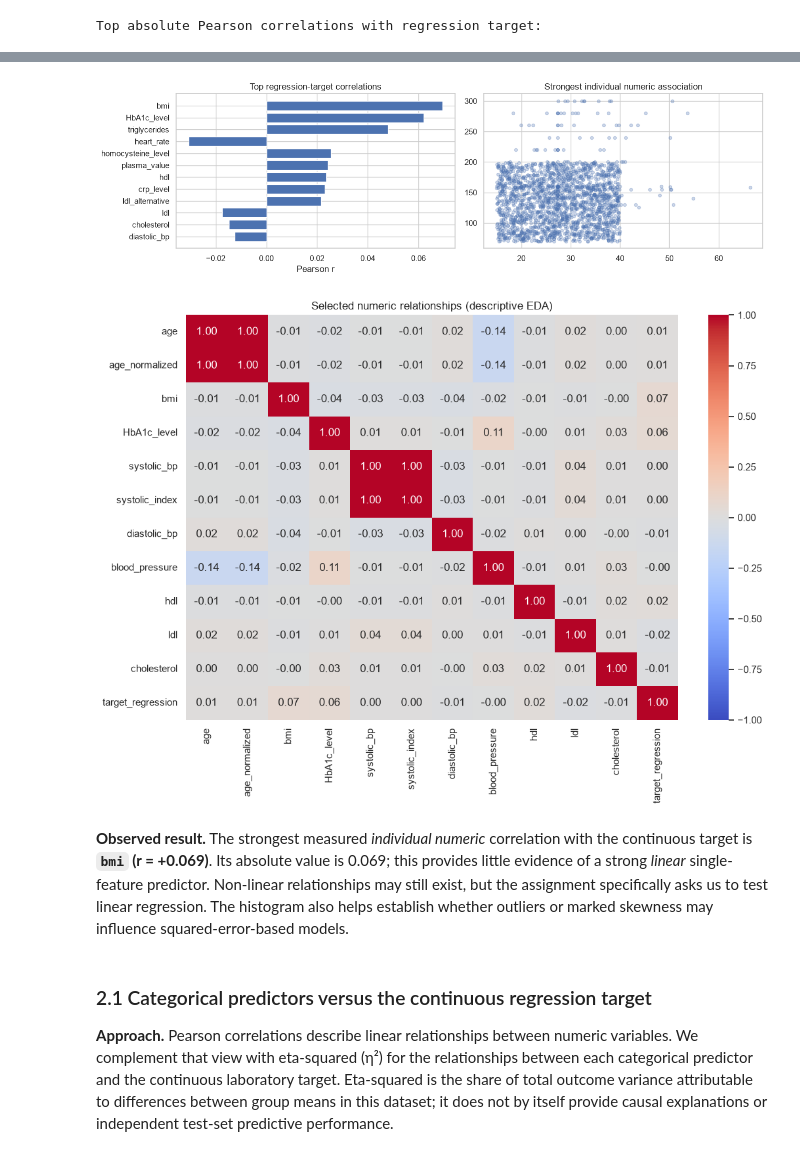
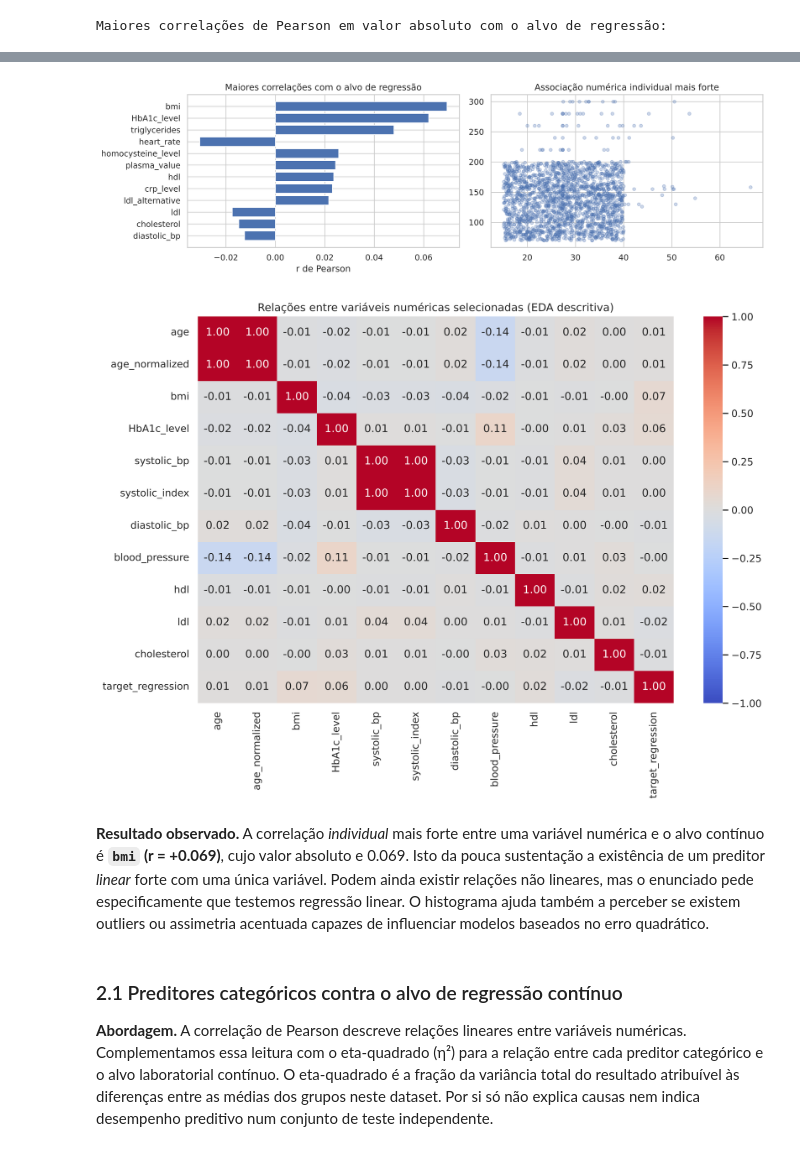
Before and after one commit to LadyCiaradh/APRAU_1131504_1250515_1220638, a Jupyter notebook: notebooks/APRAU_Group26.ipynb, the cells around one changed output, grey strips where cells are left out. Saved outputs shown, nothing was run; the diff lists cells and outputs as text; code cells hidden in the pictures.

```diff
--- a/notebooks/APRAU_Group26.ipynb
+++ b/notebooks/APRAU_Group26.ipynb
@@ -181,44 +186,44 @@ plt.tight_layout(); plt.show()
 # %%
 numeric = df.select_dtypes(include='number')
 reg_corr = numeric.corr(numeric_only=True)['target_regression'].drop('target_regression').dropna()
 rank_corr = reg_corr.reindex(reg_corr.abs().sort_values(ascending=False).index)
-print('Top absolute Pearson correlations with regression target:')
+print('Maiores correlações de Pearson em valor absoluto com o alvo de regressão:')
 display(rank_corr.head(12).rename('Pearson r').to_frame().round(4))
 fig, axs = plt.subplots(1, 2, figsize=(13, 4))
 axs[0].barh(rank_corr.head(12).index[::-1], rank_corr.head(12).values[::-1])
-axs[0].set(xlabel='Pearson r', title='Top regression-target correlations')
+axs[0].set(xlabel='r de Pearson', title='Maiores correlações com o alvo de regressão')
 axs[1].scatter(df[rank_corr.index[0]], df['target_regression'], alpha=.28, s=18)
-axs[1].set(title='Strongest individual numeric association')
+axs[1].set(title='Associação numérica individual mais forte')
 plt.tight_layout(); plt.show()
 
 corr_mat = df[['age','age_normalized','bmi','HbA1c_level','systolic_bp',
                'systolic_index','diastolic_bp','blood_pressure','hdl','ldl',
                'cholesterol','target_regression']].corr()
 plt.figure(figsize=(11, 8)); sns.heatmap(corr_mat, cmap='coolwarm', vmin=-1, vmax=1,
                                          center=0, annot=True, fmt='.2f')
-plt.title('Selected numeric relationships (descriptive EDA)'); plt.tight_layout(); plt.show()
+plt.title('Relações entre variáveis numéricas selecionadas (EDA descritiva)'); plt.tight_layout(); plt.show()
 strongest_corr = rank_corr.iloc[0]
-display(Markdown(f'''**Observed result.** The strongest measured *individual numeric* correlation with the continuous target is **`{rank_corr.index[0]}` (r = {strongest_corr:+.3f})**. Its absolute value is {abs(strongest_corr):.3f}; this provides little evidence of a strong *linear* single-feature predictor. Non-linear relationships may still exist, but the assignment specifically asks us to test linear regression. The histogram also helps establish whether outliers or marked skewness may influence squared-error-based models.'''))
+display(Markdown(f'''**Resultado observado.** A correlação *individual* mais forte entre uma variável numérica e o alvo contínuo é **`{rank_corr.index[0]}` (r = {strongest_corr:+.3f})**, cujo valor absoluto e {abs(strongest_corr):.3f}. Isto da pouca sustentação a existência de um preditor *linear* forte com uma única variável. Podem ainda existir relações não lineares, mas o enunciado pede especificamente que testemos regressão linear. O histograma ajuda também a perceber se existem outliers ou assimetria acentuada capazes de influenciar modelos baseados no erro quadrático.'''))
 # %% [output]
-Top absolute Pearson correlations with regression target:
+Maiores correlações de Pearson em valor absoluto com o alvo de regressão:
 |  | Pearson r |
 | bmi | 0.0694 |
 | HbA1c_level | 0.0620 |
 | triglycerides | 0.0479 |
 | heart_rate | -0.0306 |
 | homocysteine_level | 0.0256 |
 | plasma_value | 0.0243 |
 | hdl | 0.0236 |
 | crp_level | 0.0231 |
 | ldl_alternative | 0.0216 |
 | ldl | -0.0175 |
 | cholesterol | -0.0149 |
 | diastolic_bp | -0.0125 |
-[figure, old version]
+[figure, new version]
-[figure, old version]
+[figure, new version]
-**Observed result.** The strongest measured *individual numeric* correlation with the continuous target is **`bmi` (r = +0.069)**. Its absolute value is 0.069; this provides little evidence of a strong *linear* single-feature predictor. Non-linear relationships may still exist, but the assignment specifically asks us to test linear regression. The histogram also helps establish whether outliers or marked skewness may influence squared-error-based models.
+**Resultado observado.** A correlação *individual* mais forte entre uma variável numérica e o alvo contínuo é **`bmi` (r = +0.069)**, cujo valor absoluto e 0.069. Isto da pouca sustentação a existência de um preditor *linear* forte com uma única variável. Podem ainda existir relações não lineares, mas o enunciado pede especificamente que testemos regressão linear. O histograma ajuda também a perceber se existem outliers ou assimetria acentuada capazes de influenciar modelos baseados no erro quadrático.
 # %% [markdown]
-### 2.1 Categorical predictors versus the continuous regression target
+### 2.1 Preditores categóricos contra o alvo de regressão contínuo
 
-**Approach.** Pearson correlations describe linear relationships between numeric variables. We complement that view with eta-squared (η²) for the relationships between each categorical predictor and the continuous laboratory target. Eta-squared is the share of total outcome variance attributable to differences between group means in this dataset; it does not by itself provide causal explanations or independent test-set predictive performance.
+**Abordagem.** A correlação de Pearson descreve relações lineares entre variáveis numéricas. Complementamos essa leitura com o eta-quadrado (η²) para a relação entre cada preditor categórico e o alvo laboratorial contínuo. O eta-quadrado é a fração da variância total do resultado atribuível às diferenças entre as médias dos grupos neste dataset. Por si só não explica causas nem indica desempenho preditivo num conjunto de teste independente.
 # %%
```
Also changed, not shown: parts of 55 cells of this notebook, 2 other files.
